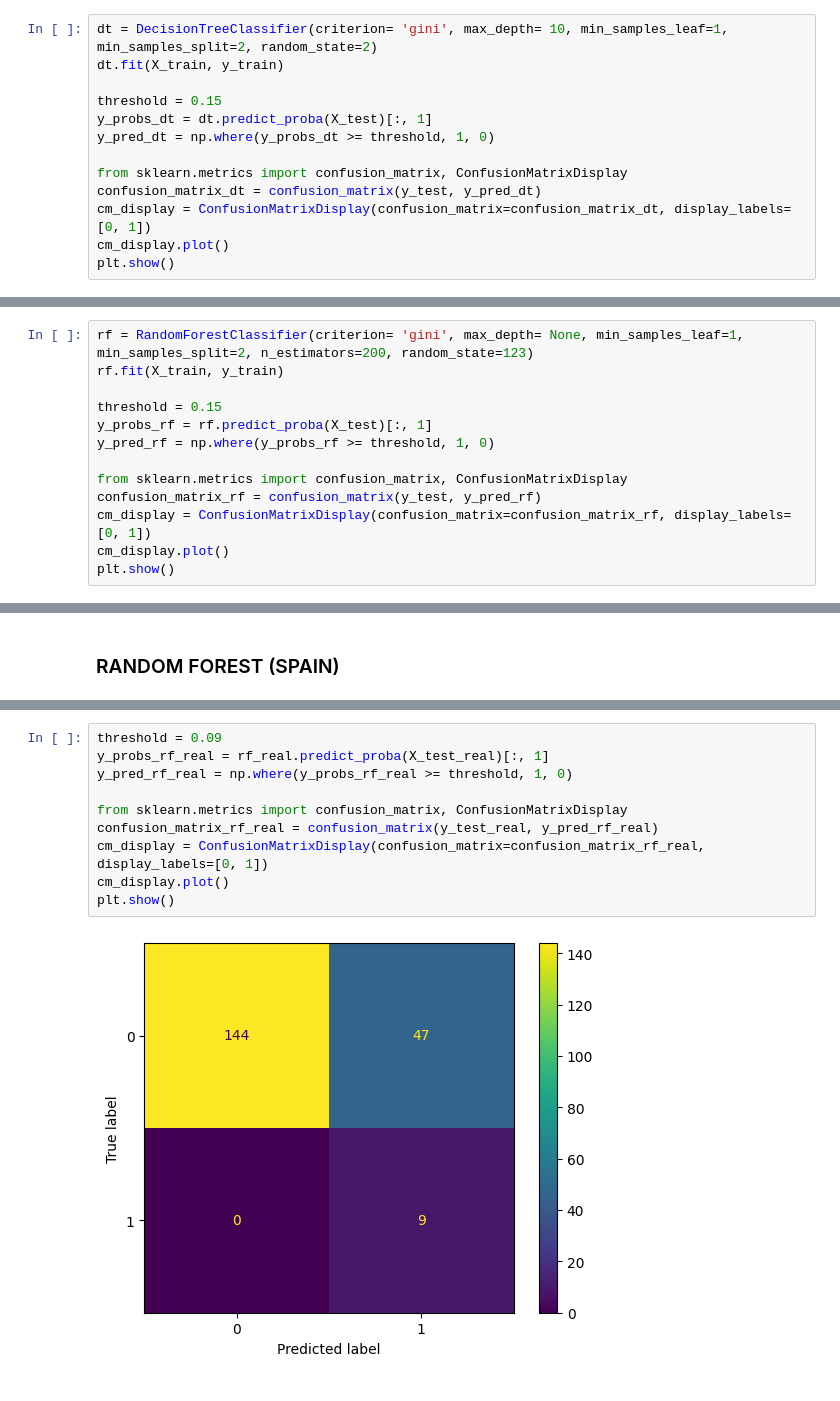
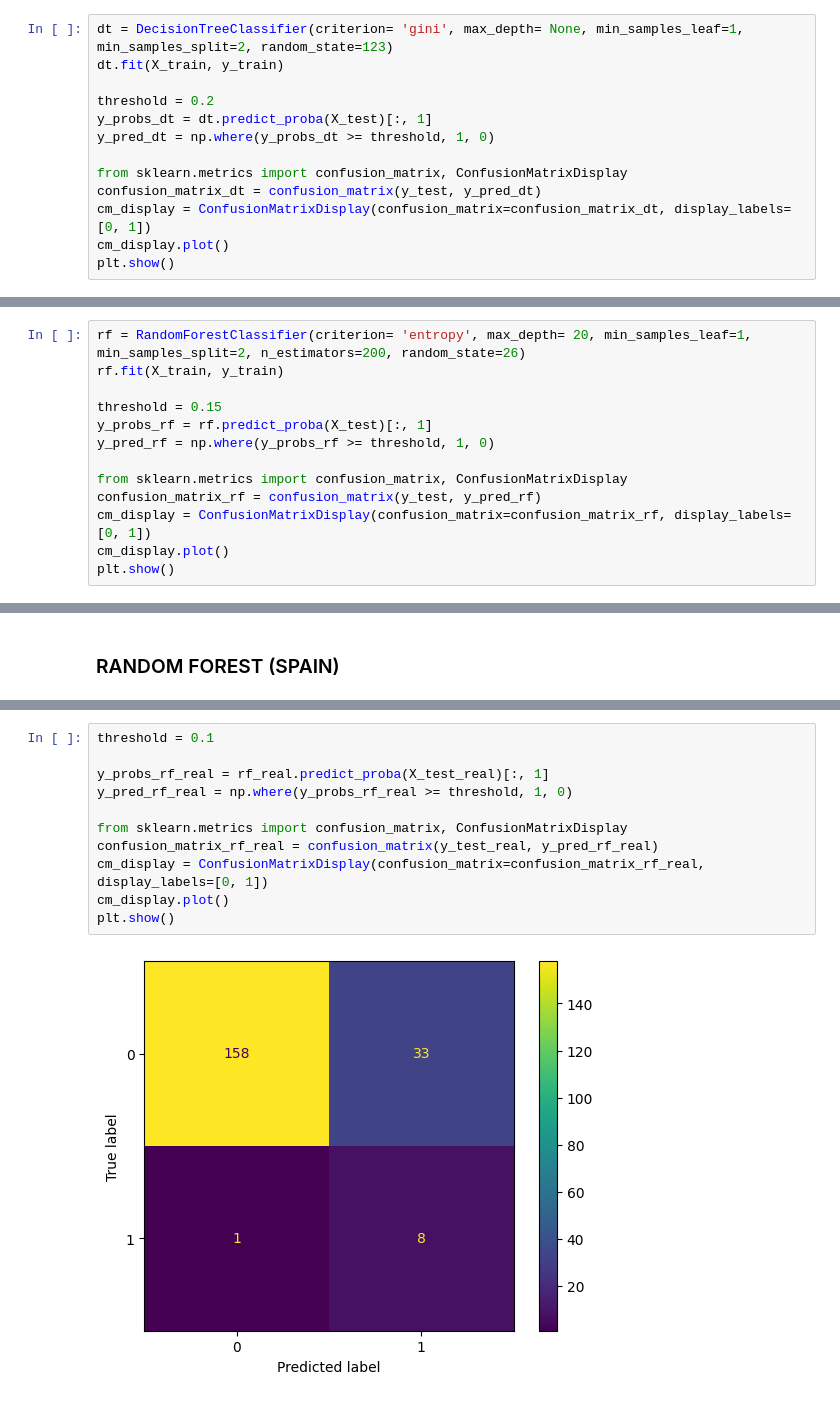
Before and after one commit to FinNijatTech/ML-algorithms-as-EWM-for-Economic-Crisis, a Jupyter notebook: Master_Thesis_Project.ipynb, the cells around one changed output, grey strips where cells are left out. Saved outputs shown, nothing was run; the diff lists cells and outputs as text.

```diff
--- a/Master_Thesis_Project.ipynb
+++ b/Master_Thesis_Project.ipynb
@@ -1000,9 +1000,9 @@ Best hyperparameters for Decision Tree: {'criterion': 'gini', 'max_depth': 10, '
 Best accuracy score for Decision Tree: 0.9535714285714286
 # %%
-dt = DecisionTreeClassifier(criterion= 'gini', max_depth= 10, min_samples_leaf=1, min_samples_split=2, random_state=2)
+dt = DecisionTreeClassifier(criterion= 'gini', max_depth= None, min_samples_leaf=1, min_samples_split=2, random_state=123)
 dt.fit(X_train, y_train)
 
-threshold = 0.15
+threshold = 0.2
 y_probs_dt = dt.predict_proba(X_test)[:, 1]
 y_pred_dt = np.where(y_probs_dt >= threshold, 1, 0)
 
@@ -1192,5 +1192,5 @@ Best accuracy score for Random Forest: 0.9540178571428573
 # %%
-rf = RandomForestClassifier(criterion= 'gini', max_depth= None, min_samples_leaf=1, min_samples_split=2, n_estimators=200, random_state=123)
+rf = RandomForestClassifier(criterion= 'entropy', max_depth= 20, min_samples_leaf=1, min_samples_split=2, n_estimators=200, random_state=26)
 rf.fit(X_train, y_train)
 
 threshold = 0.15
@@ -2271,15 +2272,16 @@ RandomForestClassifier(criterion='entropy', max_depth=20, random_state=159)
 # %%
-threshold = 0.09
+threshold = 0.1
+
 y_probs_rf_real = rf_real.predict_proba(X_test_real)[:, 1]
 y_pred_rf_real = np.where(y_probs_rf_real >= threshold, 1, 0)
 
 from sklearn.metrics import confusion_matrix, ConfusionMatrixDisplay
 confusion_matrix_rf_real = confusion_matrix(y_test_real, y_pred_rf_real)
 cm_display = ConfusionMatrixDisplay(confusion_matrix=confusion_matrix_rf_real, display_labels=[0, 1])
 cm_display.plot()
 plt.show()
 # %% [output]
-[figure, old version]
+[figure, new version]
 # %%
 accuracy_score(y_test_real, y_pred_rf_real)
 # %% [output]
```
Also changed, not shown: parts of 57 cells of this notebook.
